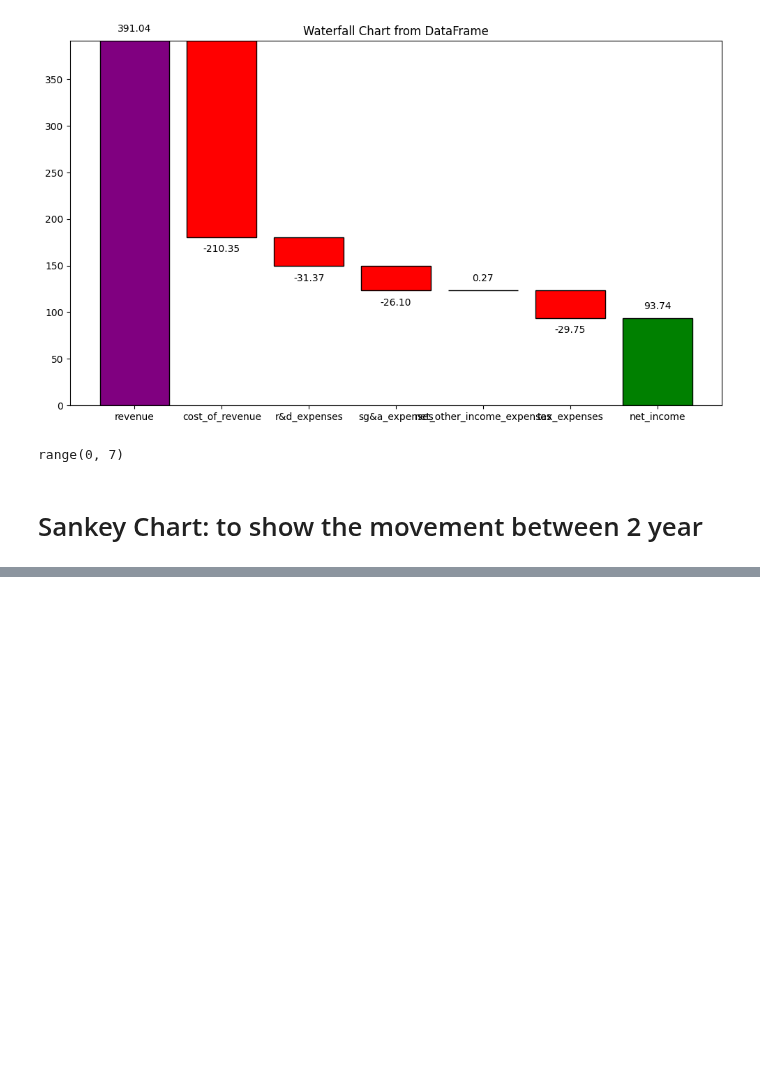
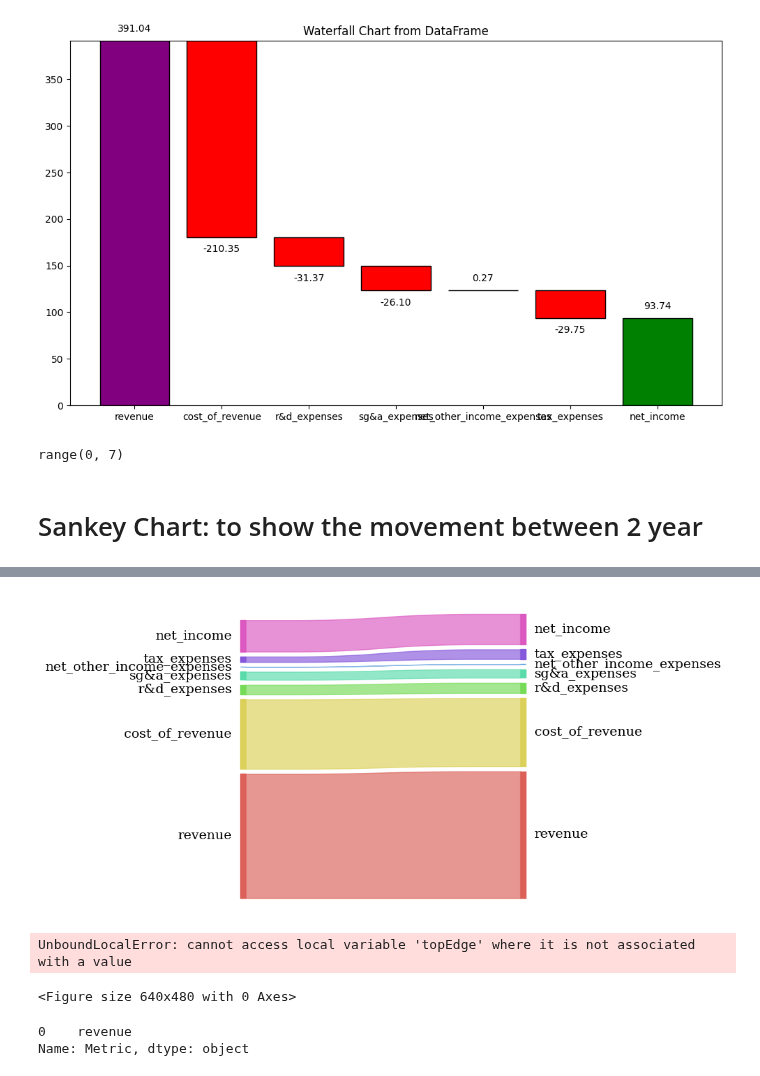
Before and after one commit to tdoan123/data-learning-journey, a Jupyter notebook: Projects/FinancialStatementAnalysis/apple_income_statement_annual.ipynb, the cells around one changed output, grey strips where cells are left out. Drawn from its saved outputs; the diff is of its cells as text; code cells hidden in the pictures; blank space fills up the shorter version.

Commit message:
update sankey chart

```diff
--- a/Projects/FinancialStatementAnalysis/apple_income_statement_annual.ipynb
+++ b/Projects/FinancialStatementAnalysis/apple_income_statement_annual.ipynb
@@ -744,0 +746,2 @@ step 2:
+# %%
+df_income_statement_2023 = df_income_statement[df_income_statement['calendarYear'] == 2023]
@@ -744,0 +759,3 @@ step 2:
+# %%
+df_2023_2024 = pd.merge(df_income_statement_2023,df_income_statement_2024, on=['Metric'],suffixes=('2023','2024'))
+df_2023_2024
@@ -744,0 +771,2 @@ step 2:
+# %%
+df_2023_2024.drop(columns=['calendarYear2023','calendarYear2024','Cum','Bottom'], inplace=True)
@@ -744,0 +784,2 @@ step 2:
+# %%
+df_2023_2024['dif'] = df_2023_2024['Value2024'] - df_2023_2024['Value2023']
@@ -744,0 +796,18 @@ step 2:
+# %%
+sankey(
+    left=df_2023_2024['Metric'],right=df_2023_2024['Metric'],leftWeight=df_2023_2024['Value2023'],rightWeight=df_2023_2024['Value2024']
+)
+# %% [output]
+[figure, added]
+# %%
+sankey(
+    left=df_2023_2024.loc[df_2023_2024['Metric'] =='revenue','Metric'],right=df_2023_2024.loc[df_2023_2024['Metric'] !='revenue','Metric'],leftWeight=df_2023_2024['Value2024'],rightWeight=df_2023_2024['Value2024']
+)
+# %% [output]
+UnboundLocalError: cannot access local variable 'topEdge' where it is not associated with a value
+<Figure size 640x480 with 0 Axes>
+# %%
+df_2023_2024.loc[df_2023_2024['Metric'] =='revenue','Metric']
+# %% [output]
+0    revenue
+Name: Metric, dtype: object
```
Also changed, not shown: parts of 13 cells of this notebook.
